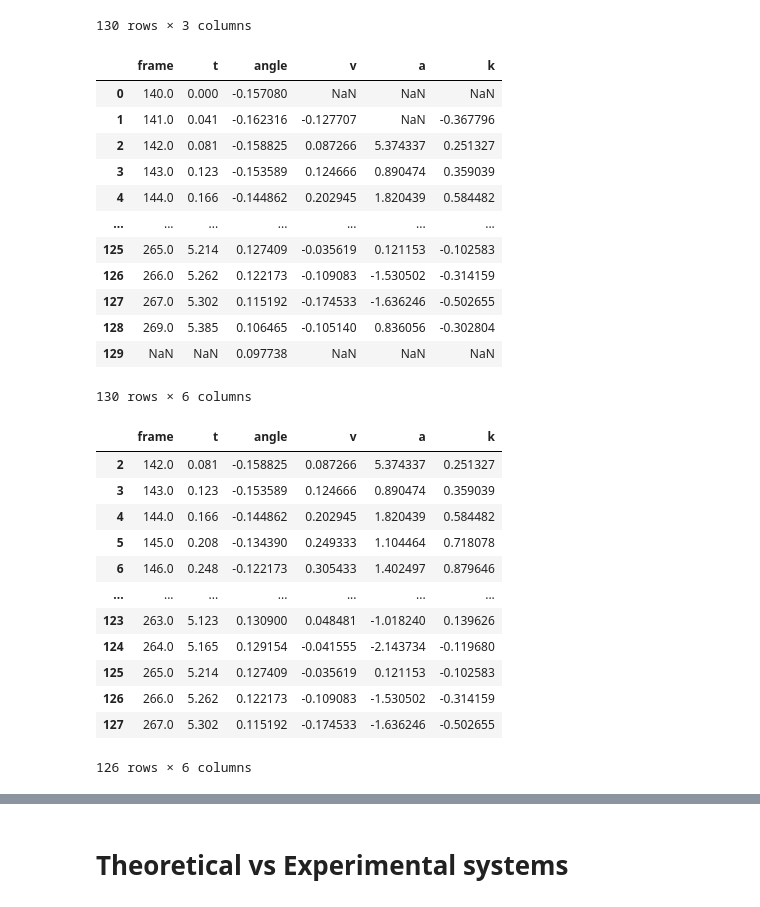
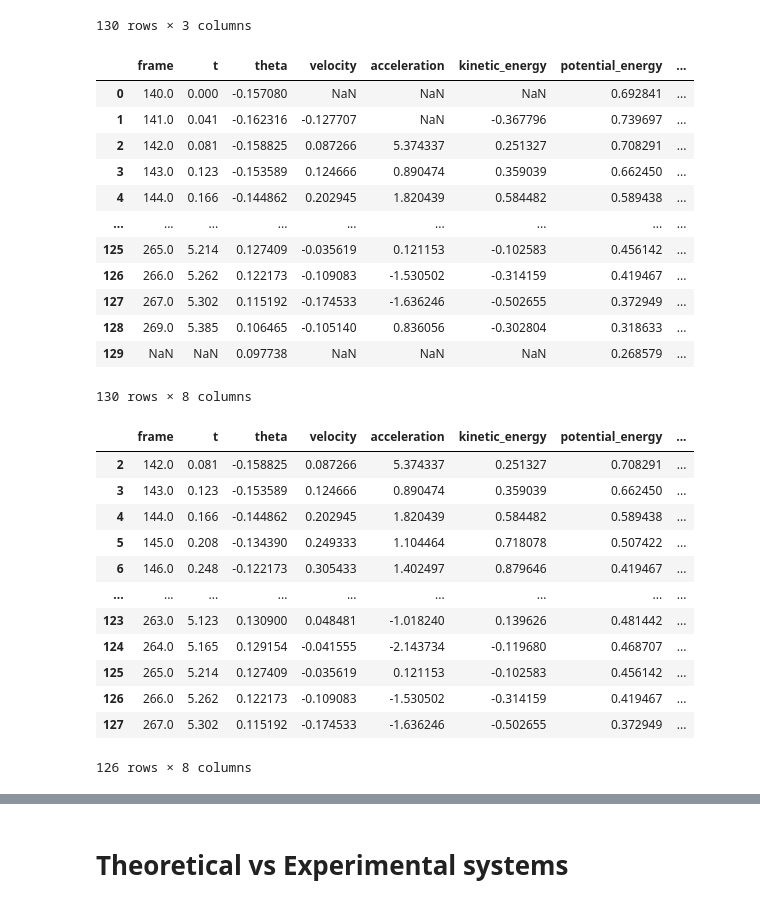
Before and after one commit to SebasGarcia08/simple-harmonic-motion, a Jupyter notebook: harmonic_movement.ipynb, the cells around one changed output, grey strips where cells are left out. Saved outputs shown, nothing was run; the diff lists cells and outputs as text; code cells hidden in the pictures.

```diff
--- a/harmonic_movement.ipynb
+++ b/harmonic_movement.ipynb
@@ -56,51 +56,53 @@ SYS_CONF = dict(
 # %%
 def delta(y: np.ndarray, x: np.ndarray) -> np.ndarray:
     d = []
     for i in range(len(y)):
         if i > 0 and None in [y[i], y[i-1]]:
             d.append(np.nan)
             continue
         d.append((y[i] - y[i-1])/(x[i] - x[i-1]))
     d = np.array(d)
     return d
 
 df['velocity'] = delta(y=df['theta'].values, x=df['t'].values)
 df['acceleration'] = delta(y=df['velocity'].values, x=df['t'].values)
 df['kinetic_energy'] = (1/2) * SYS_CONF['m'] * df['velocity']
+df['potential_energy'] = SYS_CONF['m'] * SYS_CONF['g'] * SYS_CONF['L'] * (1 - np.cos(df['theta']))
+df['mechanical_energy'] = df['potential_energy'] + df['kinetic_energy']
 df
 # %% [output]
-|  | frame | t | angle | v | a | k |
-| 0 | 140.0 | 0.000 | -0.157080 | NaN | NaN | NaN |
-| 1 | 141.0 | 0.041 | -0.162316 | -0.127707 | NaN | -0.367796 |
-| 2 | 142.0 | 0.081 | -0.158825 | 0.087266 | 5.374337 | 0.251327 |
-| 3 | 143.0 | 0.123 | -0.153589 | 0.124666 | 0.890474 | 0.359039 |
-| 4 | 144.0 | 0.166 | -0.144862 | 0.202945 | 1.820439 | 0.584482 |
-| ... | ... | ... | ... | ... | ... | ... |
-| 125 | 265.0 | 5.214 | 0.127409 | -0.035619 | 0.121153 | -0.102583 |
-| 126 | 266.0 | 5.262 | 0.122173 | -0.109083 | -1.530502 | -0.314159 |
-| 127 | 267.0 | 5.302 | 0.115192 | -0.174533 | -1.636246 | -0.502655 |
-| 128 | 269.0 | 5.385 | 0.106465 | -0.105140 | 0.836056 | -0.302804 |
-| 129 | NaN | NaN | 0.097738 | NaN | NaN | NaN |
+|  | frame | t | theta | velocity | acceleration | kinetic_energy | potential_energy | ... |
+| 0 | 140.0 | 0.000 | -0.157080 | NaN | NaN | NaN | 0.692841 | ... |
+| 1 | 141.0 | 0.041 | -0.162316 | -0.127707 | NaN | -0.367796 | 0.739697 | ... |
+| 2 | 142.0 | 0.081 | -0.158825 | 0.087266 | 5.374337 | 0.251327 | 0.708291 | ... |
+| 3 | 143.0 | 0.123 | -0.153589 | 0.124666 | 0.890474 | 0.359039 | 0.662450 | ... |
+| 4 | 144.0 | 0.166 | -0.144862 | 0.202945 | 1.820439 | 0.584482 | 0.589438 | ... |
+| ... | ... | ... | ... | ... | ... | ... | ... | ... |
+| 125 | 265.0 | 5.214 | 0.127409 | -0.035619 | 0.121153 | -0.102583 | 0.456142 | ... |
+| 126 | 266.0 | 5.262 | 0.122173 | -0.109083 | -1.530502 | -0.314159 | 0.419467 | ... |
+| 127 | 267.0 | 5.302 | 0.115192 | -0.174533 | -1.636246 | -0.502655 | 0.372949 | ... |
+| 128 | 269.0 | 5.385 | 0.106465 | -0.105140 | 0.836056 | -0.302804 | 0.318633 | ... |
+| 129 | NaN | NaN | 0.097738 | NaN | NaN | NaN | 0.268579 | ... |
-130 rows × 6 columns
+130 rows × 8 columns
 # %%
 START_FRAME = 142
 END_FRAME = 268
 df = df[df['frame'].isin(range(START_FRAME, END_FRAME))]
 df
 # %% [output]
-|  | frame | t | angle | v | a | k |
-| 2 | 142.0 | 0.081 | -0.158825 | 0.087266 | 5.374337 | 0.251327 |
-| 3 | 143.0 | 0.123 | -0.153589 | 0.124666 | 0.890474 | 0.359039 |
-| 4 | 144.0 | 0.166 | -0.144862 | 0.202945 | 1.820439 | 0.584482 |
-| 5 | 145.0 | 0.208 | -0.134390 | 0.249333 | 1.104464 | 0.718078 |
-| 6 | 146.0 | 0.248 | -0.122173 | 0.305433 | 1.402497 | 0.879646 |
-| ... | ... | ... | ... | ... | ... | ... |
-| 123 | 263.0 | 5.123 | 0.130900 | 0.048481 | -1.018240 | 0.139626 |
-| 124 | 264.0 | 5.165 | 0.129154 | -0.041555 | -2.143734 | -0.119680 |
-| 125 | 265.0 | 5.214 | 0.127409 | -0.035619 | 0.121153 | -0.102583 |
-| 126 | 266.0 | 5.262 | 0.122173 | -0.109083 | -1.530502 | -0.314159 |
-| 127 | 267.0 | 5.302 | 0.115192 | -0.174533 | -1.636246 | -0.502655 |
+|  | frame | t | theta | velocity | acceleration | kinetic_energy | potential_energy | ... |
+| 2 | 142.0 | 0.081 | -0.158825 | 0.087266 | 5.374337 | 0.251327 | 0.708291 | ... |
+| 3 | 143.0 | 0.123 | -0.153589 | 0.124666 | 0.890474 | 0.359039 | 0.662450 | ... |
+| 4 | 144.0 | 0.166 | -0.144862 | 0.202945 | 1.820439 | 0.584482 | 0.589438 | ... |
+| 5 | 145.0 | 0.208 | -0.134390 | 0.249333 | 1.104464 | 0.718078 | 0.507422 | ... |
+| 6 | 146.0 | 0.248 | -0.122173 | 0.305433 | 1.402497 | 0.879646 | 0.419467 | ... |
+| ... | ... | ... | ... | ... | ... | ... | ... | ... |
+| 123 | 263.0 | 5.123 | 0.130900 | 0.048481 | -1.018240 | 0.139626 | 0.481442 | ... |
+| 124 | 264.0 | 5.165 | 0.129154 | -0.041555 | -2.143734 | -0.119680 | 0.468707 | ... |
+| 125 | 265.0 | 5.214 | 0.127409 | -0.035619 | 0.121153 | -0.102583 | 0.456142 | ... |
+| 126 | 266.0 | 5.262 | 0.122173 | -0.109083 | -1.530502 | -0.314159 | 0.419467 | ... |
+| 127 | 267.0 | 5.302 | 0.115192 | -0.174533 | -1.636246 | -0.502655 | 0.372949 | ... |
-126 rows × 6 columns
+126 rows × 8 columns
 # %%
 df.set_index('frame', inplace=True)
 df
```
Also changed, not shown: parts of 8 cells of this notebook, 3 other files.
